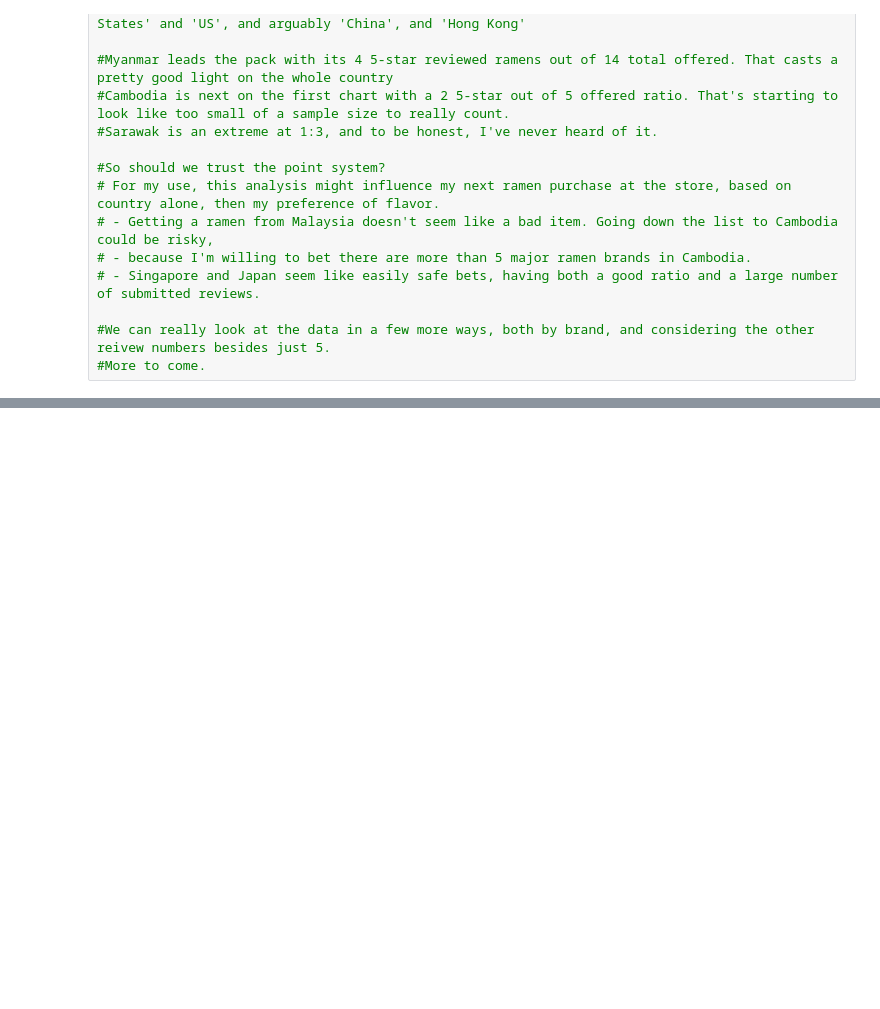
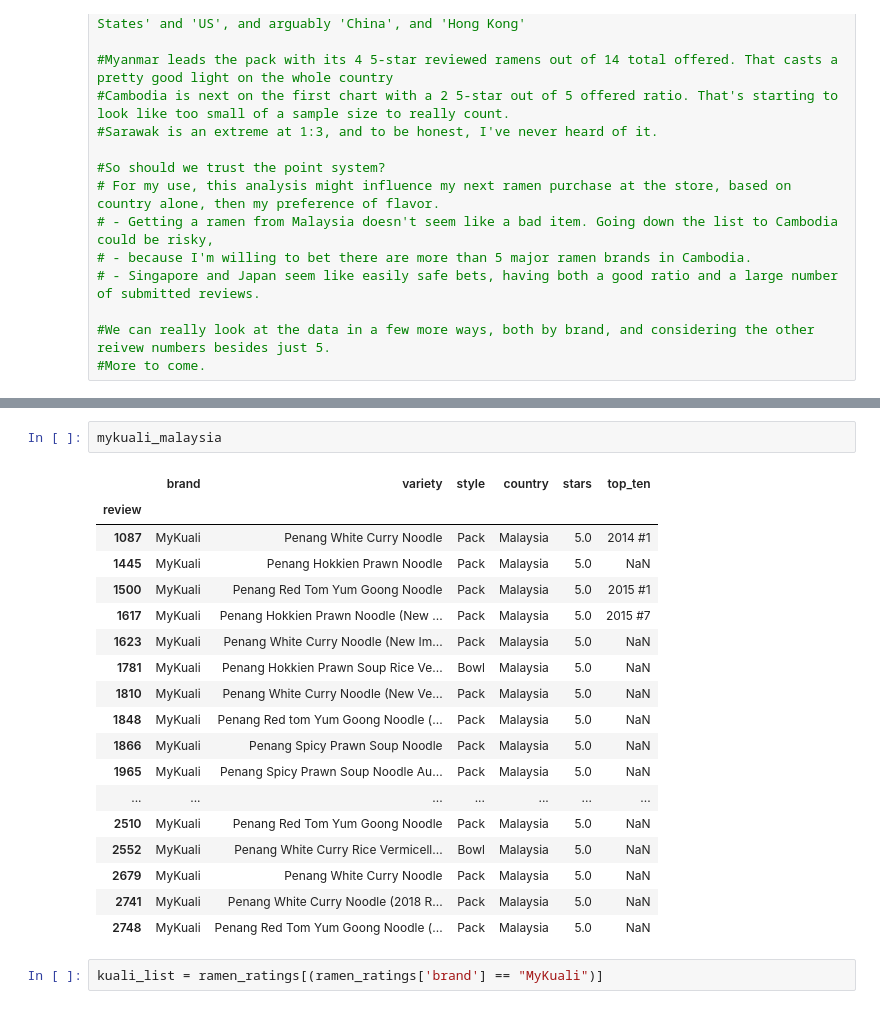
Before and after one commit to TuMaths/ramen-ratings, a Jupyter notebook: Ramen Ratings Analysis.ipynb, the cells around one changed output, grey strips where cells are left out. Cells and saved outputs as stored; diff of their text form; blank space fills up the shorter version.

```diff
--- a/Ramen Ratings Analysis.ipynb
+++ b/Ramen Ratings Analysis.ipynb
@@ -238,0 +400,23 @@ Malaysia 0.4351590909090909
+# %%
+mykuali_malaysia
+# %% [output]
+|  | brand | variety | style | country | stars | top_ten |
+| review |  |  |  |  |  |  |
+| 1087 | MyKuali | Penang White Curry Noodle | Pack | Malaysia | 5.0 | 2014 #1 |
+| 1445 | MyKuali | Penang Hokkien Prawn Noodle | Pack | Malaysia | 5.0 | NaN |
+| 1500 | MyKuali | Penang Red Tom Yum Goong Noodle | Pack | Malaysia | 5.0 | 2015 #1 |
+| 1617 | MyKuali | Penang Hokkien Prawn Noodle (New ... | Pack | Malaysia | 5.0 | 2015 #7 |
+| 1623 | MyKuali | Penang White Curry Noodle (New Im... | Pack | Malaysia | 5.0 | NaN |
+| 1781 | MyKuali | Penang Hokkien Prawn Soup Rice Ve... | Bowl | Malaysia | 5.0 | NaN |
+| 1810 | MyKuali | Penang White Curry Noodle (New Ve... | Pack | Malaysia | 5.0 | NaN |
+| 1848 | MyKuali | Penang Red tom Yum Goong Noodle (... | Pack | Malaysia | 5.0 | NaN |
+| 1866 | MyKuali | Penang Spicy Prawn Soup Noodle | Pack | Malaysia | 5.0 | NaN |
+| 1965 | MyKuali | Penang Spicy Prawn Soup Noodle Au... | Pack | Malaysia | 5.0 | NaN |
+| ... | ... | ... | ... | ... | ... | ... |
+| 2510 | MyKuali | Penang Red Tom Yum Goong Noodle | Pack | Malaysia | 5.0 | NaN |
+| 2552 | MyKuali | Penang White Curry Rice Vermicell... | Bowl | Malaysia | 5.0 | NaN |
+| 2679 | MyKuali | Penang White Curry Noodle | Pack | Malaysia | 5.0 | NaN |
+| 2741 | MyKuali | Penang White Curry Noodle (2018 R... | Pack | Malaysia | 5.0 | NaN |
+| 2748 | MyKuali | Penang Red Tom Yum Goong Noodle (... | Pack | Malaysia | 5.0 | NaN |
+# %%
+kuali_list = ramen_ratings[(ramen_ratings['brand'] == "MyKuali")]
```
Also changed, not shown: parts of 22 cells of this notebook, 1 other file.
